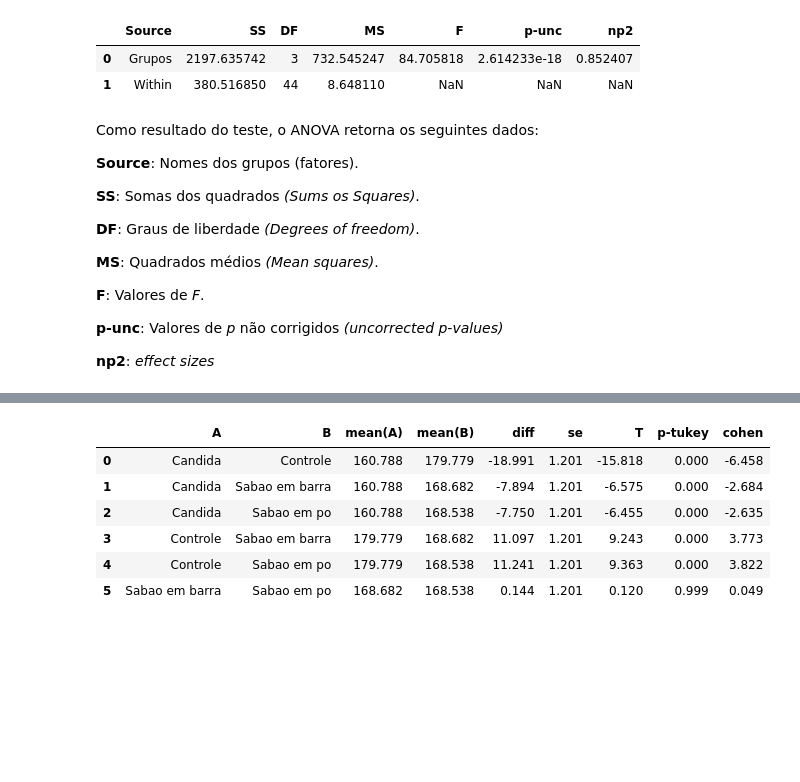
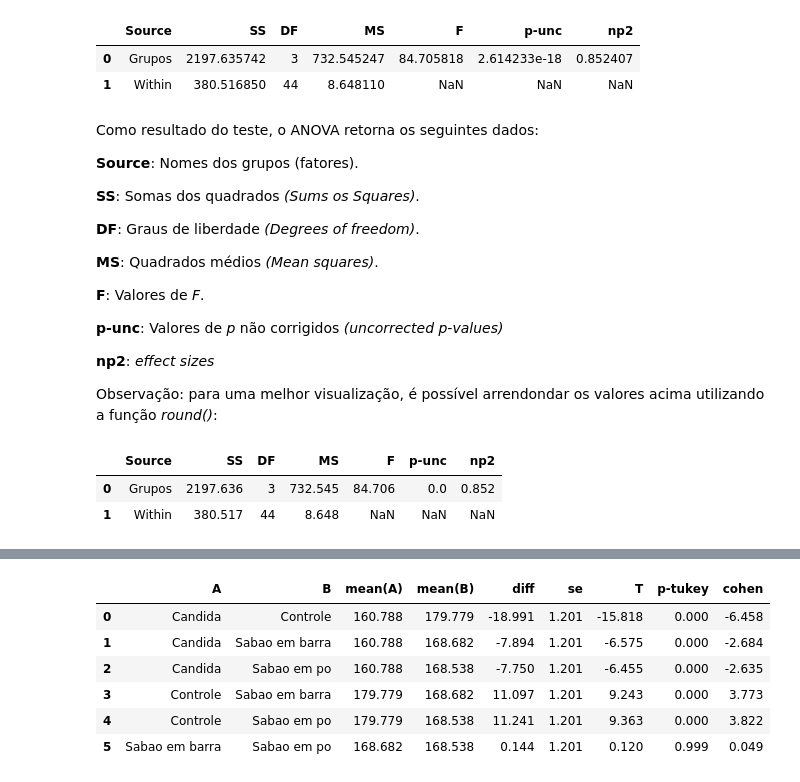
Before and after one commit to brdacunha/BCC---Projeto-Final, a Jupyter notebook: Projeto_Final_BCC_Bruno_e_André.ipynb, the cells around one changed output, grey strips where cells are left out. Saved outputs shown, nothing was run; the diff lists cells and outputs as text; code cells hidden in the pictures; blank space fills up the shorter version.

```diff
--- a/Projeto_Final_BCC_Bruno_e_André.ipynb
+++ b/Projeto_Final_BCC_Bruno_e_André.ipynb
@@ -186,6 +197,14 @@ Como resultado do teste, o ANOVA retorna os seguintes dados:
 **p-unc**: Valores de *p* não corrigidos *(uncorrected p-values)*
 
 **np2**: *effect sizes*
+
+Observação: para uma melhor visualização, é possível arrendondar os valores acima utilizando a função *round()*:
+# %%
+aov.round(3)
+# %% [output]
+|  | Source | SS | DF | MS | F | p-unc | np2 |
+| 0 | Grupos | 2197.636 | 3 | 732.545 | 84.706 | 0.0 | 0.852 |
+| 1 | Within | 380.517 | 44 | 8.648 | NaN | NaN | NaN |
 # %% [markdown]
 ##Teste Tukey
 
```
Also changed, not shown: parts of 14 cells of this notebook.
